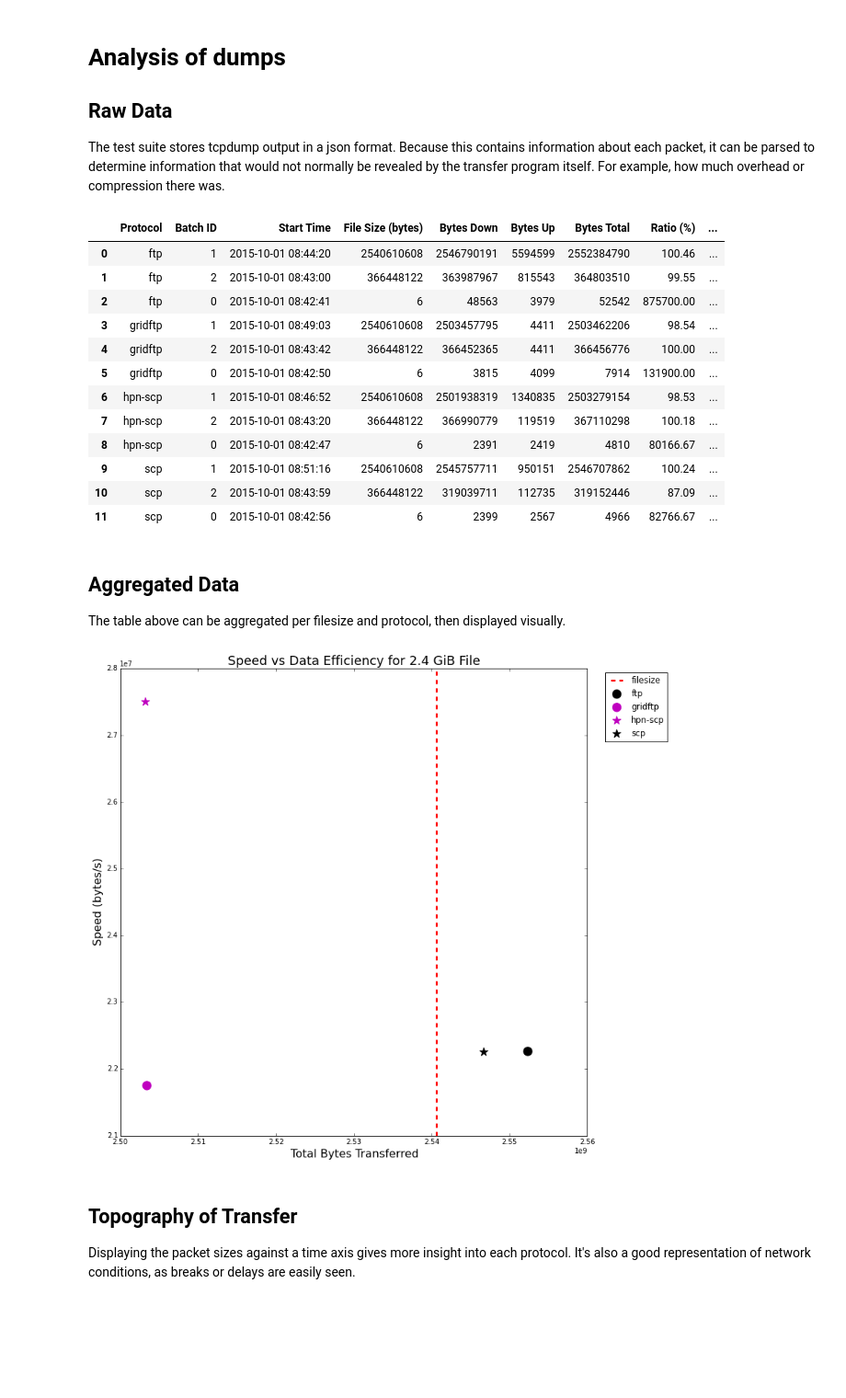
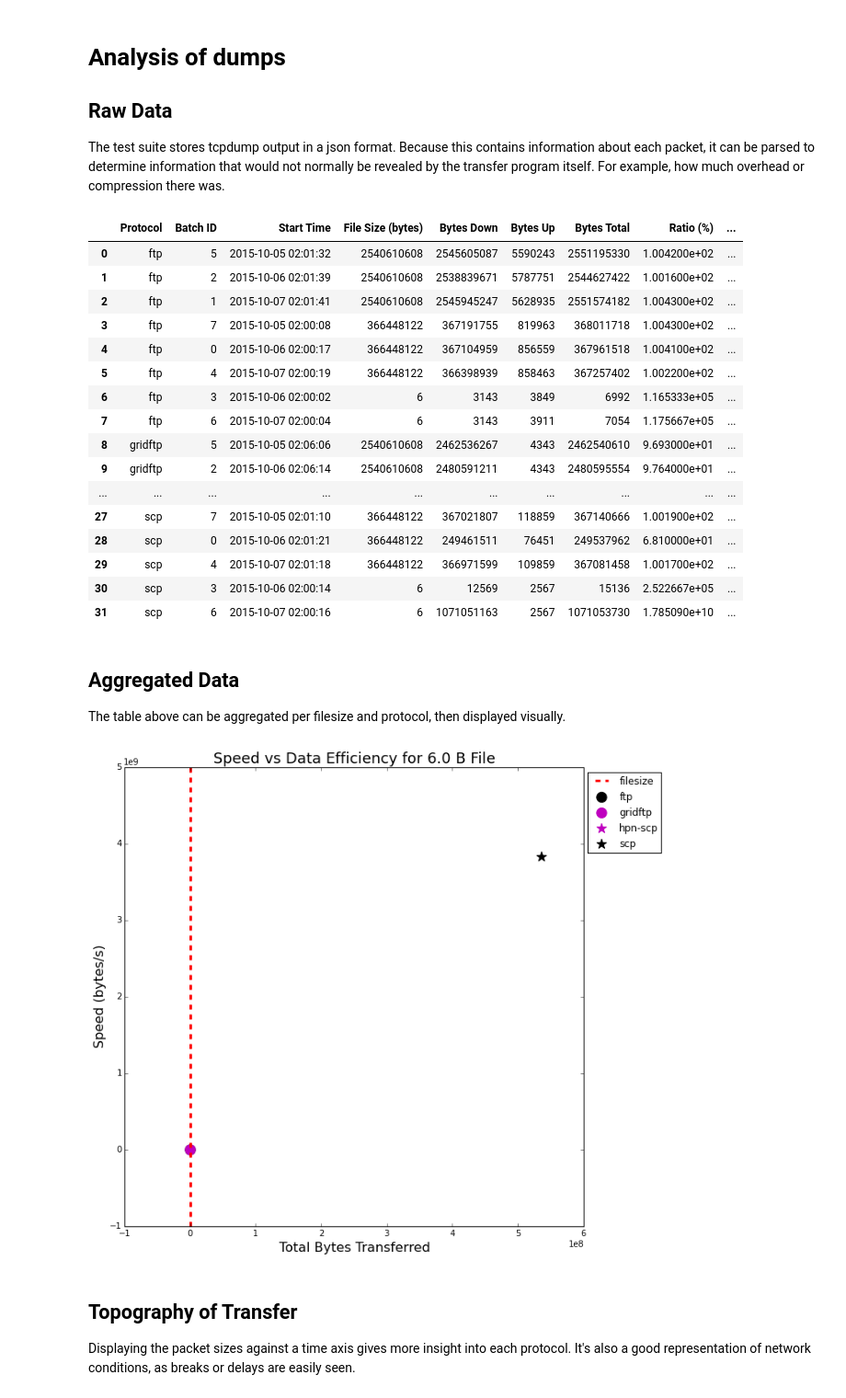
Before and after one commit to rsignell-usgs/bigbinf, a Jupyter notebook: protocol_testbed/analysis.ipynb, the cells around one changed output. Shown: that part at 92% size. Cells and saved outputs as stored; diff of their text form; code cells hidden in the pictures; blank space fills up the shorter version.

```diff
--- a/protocol_testbed/analysis.ipynb
+++ b/protocol_testbed/analysis.ipynb
@@ -3,46 +3,55 @@
 ## Raw Data
 The test suite stores tcpdump output in a json format. Because this contains information about each packet, it can be parsed to determine information that would not normally be revealed by the transfer program itself. For example, how much overhead or compression there was.
 # %%
-from helpers import get_dumps, display_dumps
+from helpers import get_dump_fnames, get_dumps, organize_dumps
 
 PROTOCOLS = ["scp", "hpn-scp", "ftp", "gridftp"]
 N = None # The number of records to retrieve (None=all)
 
-dumps = get_dumps(PROTOCOLS, N)
-df, ids = display_dumps(dumps)
+names = get_dump_fnames(PROTOCOLS, N)
+dumps = get_dumps(names)
+
+df, ids = organize_dumps(dumps)
+# df = df.loc[[x.hour == 2 for x in df["Start Time"]]]
 df
 # %% [output]
 |  | Protocol | Batch ID | Start Time | File Size (bytes) | Bytes Down | Bytes Up | Bytes Total | Ratio (%) | ... |
-| 0 | ftp | 1 | 2015-10-01 08:44:20 | 2540610608 | 2546790191 | 5594599 | 2552384790 | 100.46 | ... |
-| 1 | ftp | 2 | 2015-10-01 08:43:00 | 366448122 | 363987967 | 815543 | 364803510 | 99.55 | ... |
-| 2 | ftp | 0 | 2015-10-01 08:42:41 | 6 | 48563 | 3979 | 52542 | 875700.00 | ... |
-| 3 | gridftp | 1 | 2015-10-01 08:49:03 | 2540610608 | 2503457795 | 4411 | 2503462206 | 98.54 | ... |
-| 4 | gridftp | 2 | 2015-10-01 08:43:42 | 366448122 | 366452365 | 4411 | 366456776 | 100.00 | ... |
-| 5 | gridftp | 0 | 2015-10-01 08:42:50 | 6 | 3815 | 4099 | 7914 | 131900.00 | ... |
-| 6 | hpn-scp | 1 | 2015-10-01 08:46:52 | 2540610608 | 2501938319 | 1340835 | 2503279154 | 98.53 | ... |
-| 7 | hpn-scp | 2 | 2015-10-01 08:43:20 | 366448122 | 366990779 | 119519 | 367110298 | 100.18 | ... |
-| 8 | hpn-scp | 0 | 2015-10-01 08:42:47 | 6 | 2391 | 2419 | 4810 | 80166.67 | ... |
-| 9 | scp | 1 | 2015-10-01 08:51:16 | 2540610608 | 2545757711 | 950151 | 2546707862 | 100.24 | ... |
-| 10 | scp | 2 | 2015-10-01 08:43:59 | 366448122 | 319039711 | 112735 | 319152446 | 87.09 | ... |
-| 11 | scp | 0 | 2015-10-01 08:42:56 | 6 | 2399 | 2567 | 4966 | 82766.67 | ... |
+| 0 | ftp | 5 | 2015-10-05 02:01:32 | 2540610608 | 2545605087 | 5590243 | 2551195330 | 1.004200e+02 | ... |
+| 1 | ftp | 2 | 2015-10-06 02:01:39 | 2540610608 | 2538839671 | 5787751 | 2544627422 | 1.001600e+02 | ... |
+| 2 | ftp | 1 | 2015-10-07 02:01:41 | 2540610608 | 2545945247 | 5628935 | 2551574182 | 1.004300e+02 | ... |
+| 3 | ftp | 7 | 2015-10-05 02:00:08 | 366448122 | 367191755 | 819963 | 368011718 | 1.004300e+02 | ... |
+| 4 | ftp | 0 | 2015-10-06 02:00:17 | 366448122 | 367104959 | 856559 | 367961518 | 1.004100e+02 | ... |
+| 5 | ftp | 4 | 2015-10-07 02:00:19 | 366448122 | 366398939 | 858463 | 367257402 | 1.002200e+02 | ... |
+| 6 | ftp | 3 | 2015-10-06 02:00:02 | 6 | 3143 | 3849 | 6992 | 1.165333e+05 | ... |
+| 7 | ftp | 6 | 2015-10-07 02:00:04 | 6 | 3143 | 3911 | 7054 | 1.175667e+05 | ... |
+| 8 | gridftp | 5 | 2015-10-05 02:06:06 | 2540610608 | 2462536267 | 4343 | 2462540610 | 9.693000e+01 | ... |
+| 9 | gridftp | 2 | 2015-10-06 02:06:14 | 2540610608 | 2480591211 | 4343 | 2480595554 | 9.764000e+01 | ... |
+| ... | ... | ... | ... | ... | ... | ... | ... | ... | ... |
+| 27 | scp | 7 | 2015-10-05 02:01:10 | 366448122 | 367021807 | 118859 | 367140666 | 1.001900e+02 | ... |
+| 28 | scp | 0 | 2015-10-06 02:01:21 | 366448122 | 249461511 | 76451 | 249537962 | 6.810000e+01 | ... |
+| 29 | scp | 4 | 2015-10-07 02:01:18 | 366448122 | 366971599 | 109859 | 367081458 | 1.001700e+02 | ... |
+| 30 | scp | 3 | 2015-10-06 02:00:14 | 6 | 12569 | 2567 | 15136 | 2.522667e+05 | ... |
+| 31 | scp | 6 | 2015-10-07 02:00:16 | 6 | 1071051163 | 2567 | 1071053730 | 1.785090e+10 | ... |
 # %% [markdown]
 ## Aggregated Data
 The table above can be aggregated per filesize and protocol, then displayed visually.
 # %%
 %matplotlib inline
 from matplotlib import pyplot as plt, rcParams
 from ipywidgets import interact, fixed
+import numpy as np
 
 from helpers import plot_speed_efficiency
 
 rcParams['figure.figsize'] = (10, 10)
 
-# TODO: Aggregate by protocol, per filesize
+# Group by Filesize and then Protocol
+agg = df.groupby(["File Size (bytes)", "Protocol"]).aggregate(np.mean)
 
 sizes = {str(x):x for x in set(df["File Size (bytes)"])}
-agg_interact = interact(plot_speed_efficiency, df=fixed(df), filesize=sizes)
+agg_interact = interact(plot_speed_efficiency, df=fixed(agg), filesize=sizes)
 # %% [output]
-[figure, old version]
+[figure, new version]
 # %% [markdown]
 ## Topography of Transfer
 Displaying the packet sizes against a time axis gives more insight into each protocol. It's also a good representation of network conditions, as breaks or delays are easily seen.
```
Also changed, not shown: parts of 1 cell of this notebook, 2 other files.
